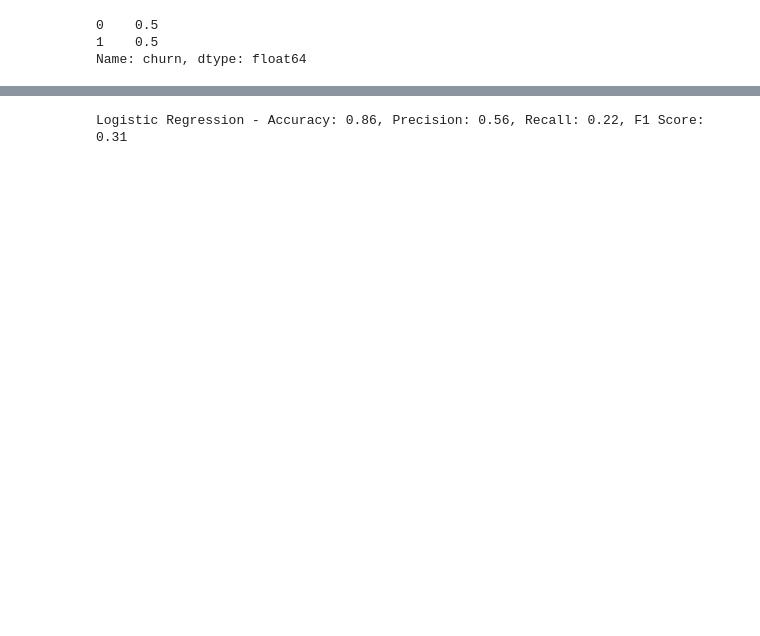
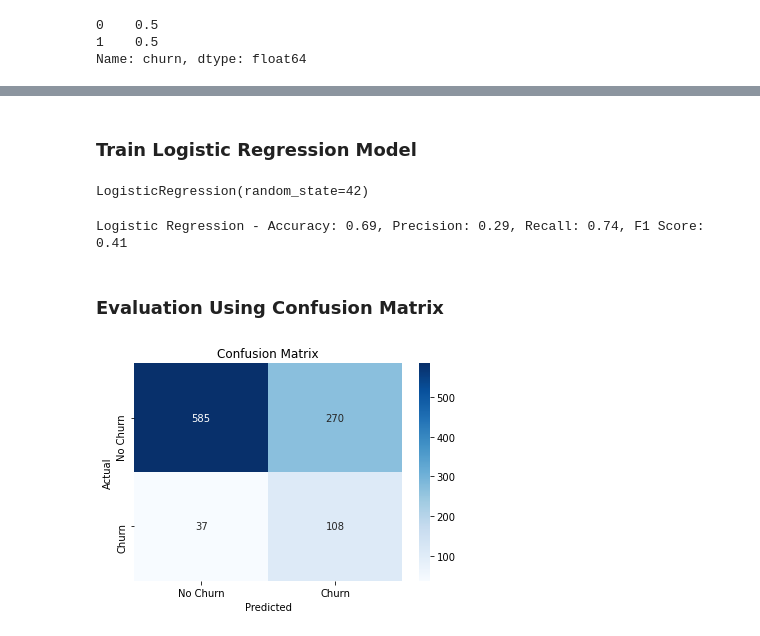
Before and after one commit to Murugi001/Phase-3-Project, a Jupyter notebook: index.ipynb, the cells around one changed output, grey strips where cells are left out. Saved outputs shown, nothing was run; the diff lists cells and outputs as text; code cells hidden in the pictures; blank space fills up the shorter version.

Commit message:
adding logistic regression model

```diff
--- a/index.ipynb
+++ b/index.ipynb
@@ -239,19 +250,43 @@ Name: churn, dtype: float64
 # %%
 # Standardize the features
 scaler = StandardScaler()
-X_train_scaled = scaler.fit_transform(X_train)
+X_train_scaled = scaler.fit_transform(X_train_resampled)
 X_test_scaled = scaler.transform(X_test)
+# %% [markdown]
+### Train Logistic Regression Model
+# %%
+#logistic regression model
+model = LogisticRegression(random_state=42)
+model.fit(X_train_scaled, y_train_resampled)
+# %% [output]
+LogisticRegression(random_state=42)
+# %%
+# Evaluate the model
+y_pred = model.predict(X_test_scaled)
+
+accuracy = accuracy_score(y_test, y_pred)
 # %%
-#logistic regression model
-log_reg = LogisticRegression(max_iter=1000, random_state=42)
-log_reg.fit(X_train_scaled, y_train)
-# Evaluate the model
-y_pred = log_reg.predict(X_test_scaled)
-accuracy = accuracy_score(y_test, y_pred)
 precision = precision_score(y_test, y_pred)
 recall = recall_score(y_test, y_pred)
 f1 = f1_score(y_test, y_pred)
 print(f'Logistic Regression - Accuracy: {accuracy:.2f}, Precision: {precision:.2f}, Recall: {recall:.2f}, F1 Score: {f1:.2f}')
 # %% [output]
-Logistic Regression - Accuracy: 0.86, Precision: 0.56, Recall: 0.22, F1 Score: 0.31
+Logistic Regression - Accuracy: 0.69, Precision: 0.29, Recall: 0.74, F1 Score: 0.41
+# %% [markdown]
+### Evaluation Using Confusion Matrix
+# %%
+# Compute confusion matrix
+conf_matrix = confusion_matrix(y_test, y_pred)
+
+# Plot confusion matrix
+plt.figure(figsize=(6,4))
+sns.heatmap(conf_matrix, annot=True, fmt='d', cmap='Blues',
+            xticklabels=['No Churn', 'Churn'],
+            yticklabels=['No Churn', 'Churn'])
+plt.xlabel('Predicted')
+plt.ylabel('Actual')
+plt.title('Confusion Matrix')
+plt.show()
+# %% [output]
+[figure, added]
 # %%
```
Also changed, not shown: parts of 35 cells of this notebook.
